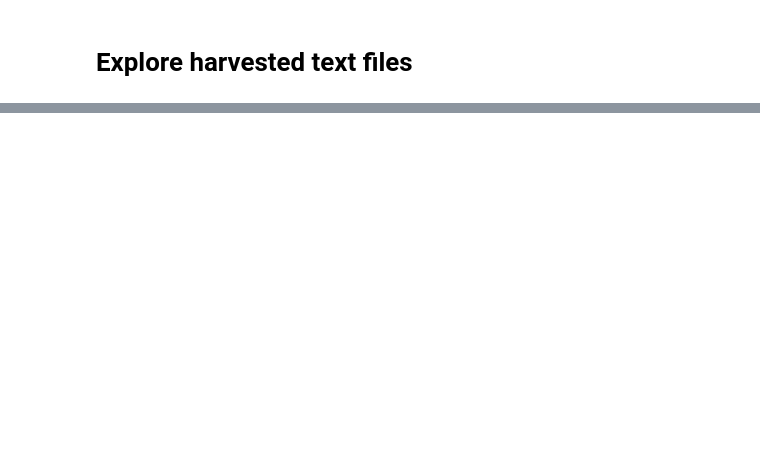
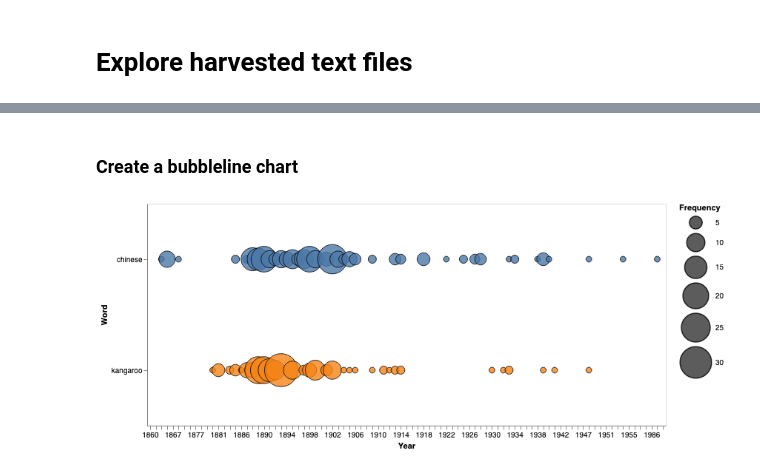
Before and after one commit to GLAM-Workbench/trove-newspaper-harvester, a Jupyter notebook: Explore-harvested-text-files.ipynb, the cells around one changed output, grey strips where cells are left out. Cells and saved outputs as stored; diff of their text form; code cells hidden in the pictures; blank space fills up the shorter version.

```diff
--- a/Explore-harvested-text-files.ipynb
+++ b/Explore-harvested-text-files.ipynb
@@ -178,0 +181,35 @@ calculate_tfidf_by_year(ngram_size=1)
+# %% [markdown]
+### Create a bubbleline chart
+# %%
+# Create a chart
+alt.Chart(df_words.loc[df_words['year'] > 0]).mark_circle(
+
+    # Style the circles
+    opacity=0.8,
+    stroke='black',
+    strokeWidth=1
+).encode(
+
+    # Year on the X axis
+    x=alt.X('year:O', axis=alt.Axis(format='c', title='Year', labelAngle=0)),
+
+    # Object type on the Y axis
+    y=alt.Y('word:N', title='Word'),
+
+    # Size of the circles represents the number of objects
+    size=alt.Size('count:Q',
+        scale=alt.Scale(range=[0, 2000]),
+        legend=alt.Legend(title='Frequency')
+    ),
+
+    # Color the circles by object type
+    color=alt.Color('word:N', legend=None),
+
+    # More details on hover
+    tooltip=[alt.Tooltip('word:N', title='Word'), alt.Tooltip('year:O', title='Year'), alt.Tooltip('count:Q', title='Frequency', format=',')]
+).properties(
+    width=700,
+    height=300
+)
+# %% [output]
+[figure, added]
```
Also changed, not shown: parts of 29 cells of this notebook, 2 other files.
